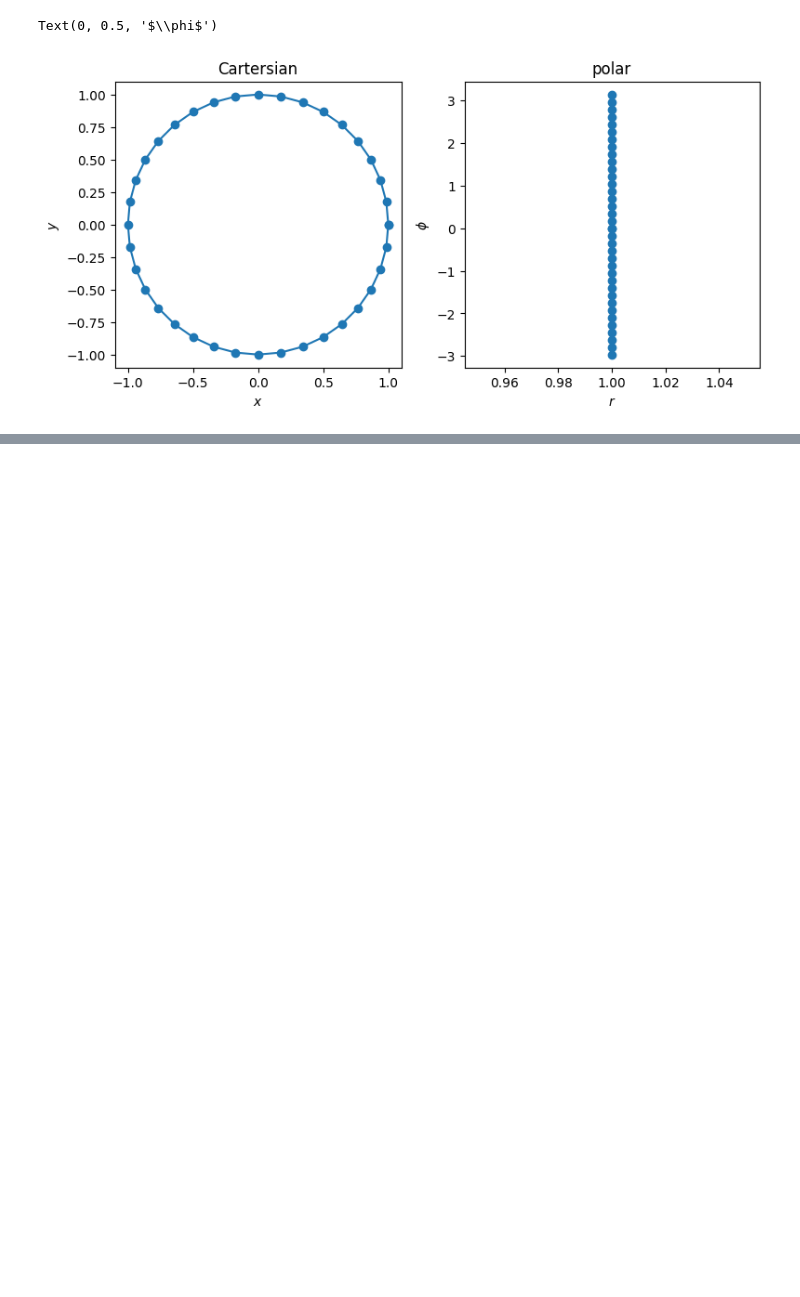
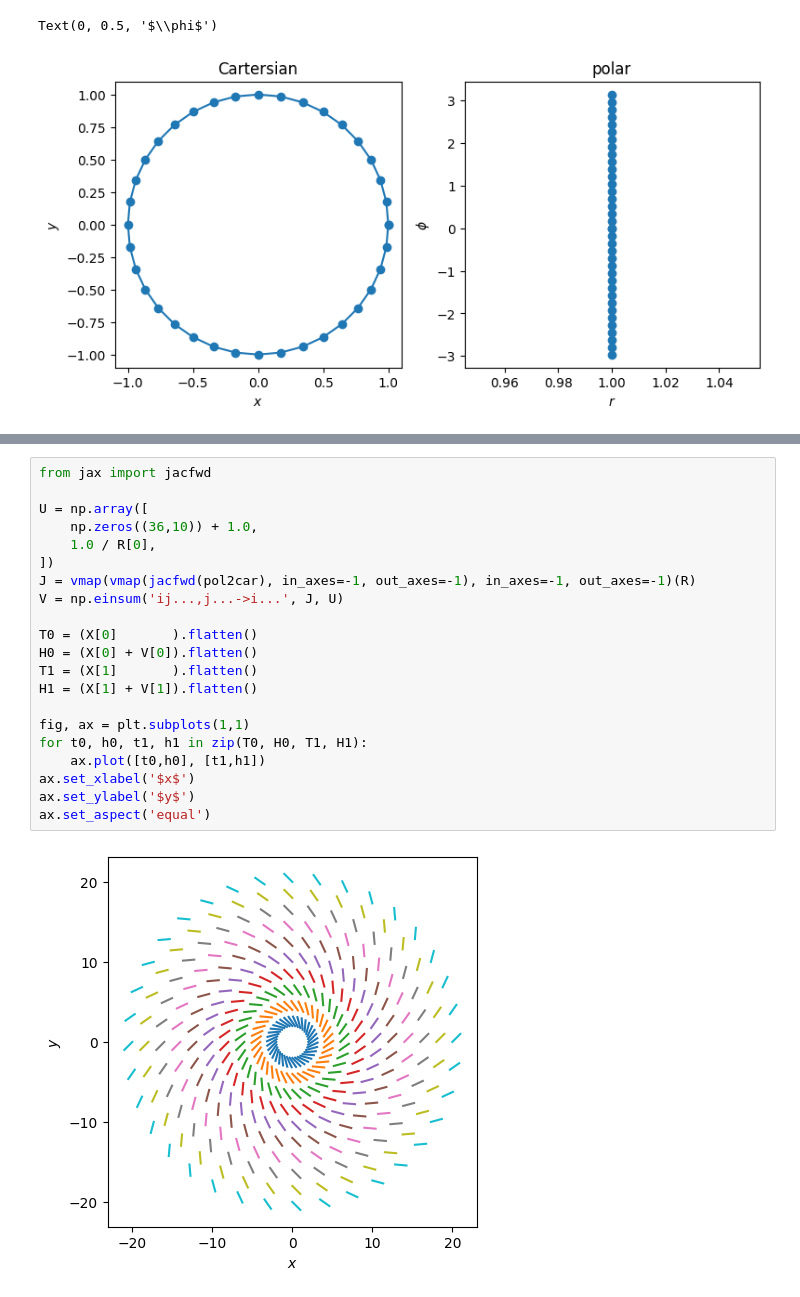
Before and after one commit to rndsrc/dg, a Jupyter notebook: vis.ipynb, the cells around one changed output, grey strips where cells are left out. Saved outputs shown, nothing was run; the diff lists cells and outputs as text; blank space fills up the shorter version.

```diff
--- a/vis.ipynb
+++ b/vis.ipynb
@@ -124,0 +139,23 @@ Text(0, 0.5, '$\\phi$')
+# %%
+from jax import jacfwd
+
+U = np.array([
+    np.zeros((36,10)) + 1.0,
+    1.0 / R[0],
+])
+J = vmap(vmap(jacfwd(pol2car), in_axes=-1, out_axes=-1), in_axes=-1, out_axes=-1)(R)
+V = np.einsum('ij...,j...->i...', J, U)
+
+T0 = (X[0]       ).flatten()
+H0 = (X[0] + V[0]).flatten()
+T1 = (X[1]       ).flatten()
+H1 = (X[1] + V[1]).flatten()
+
+fig, ax = plt.subplots(1,1)
+for t0, h0, t1, h1 in zip(T0, H0, T1, H1):
+    ax.plot([t0,h0], [t1,h1])
+ax.set_xlabel('$x$')
+ax.set_ylabel('$y$')
+ax.set_aspect('equal')
+# %% [output]
+[figure, added]
```
Also changed, not shown: parts of 1 cell of this notebook.
